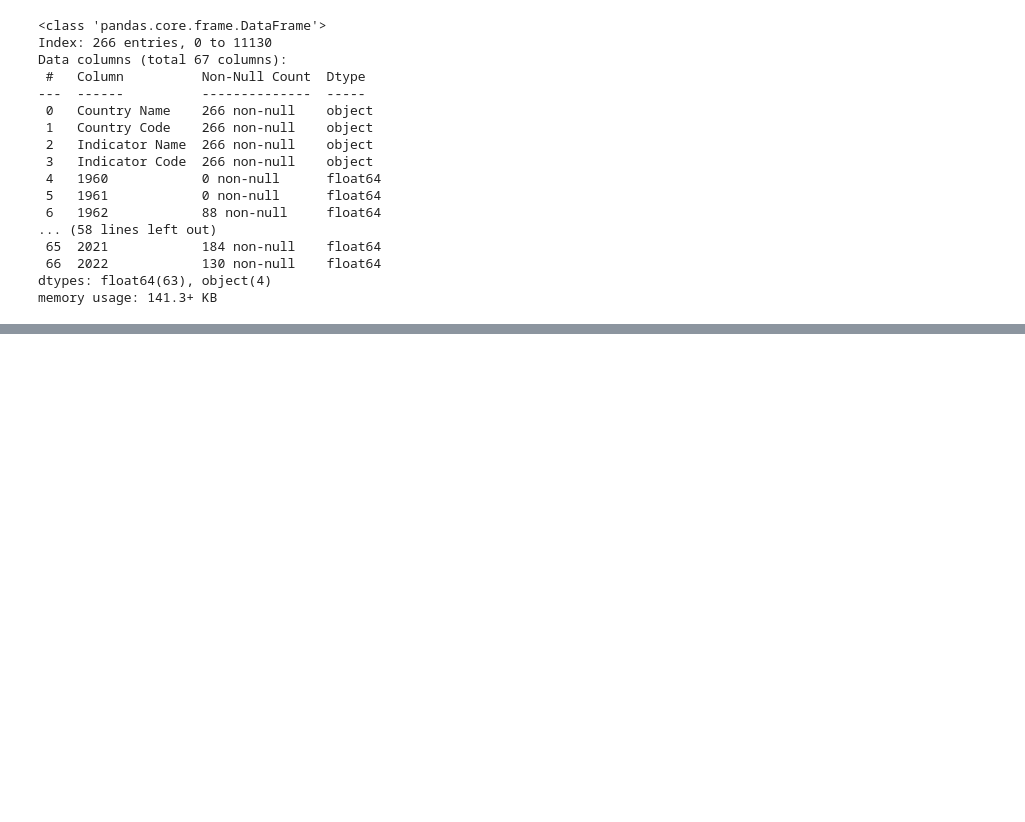
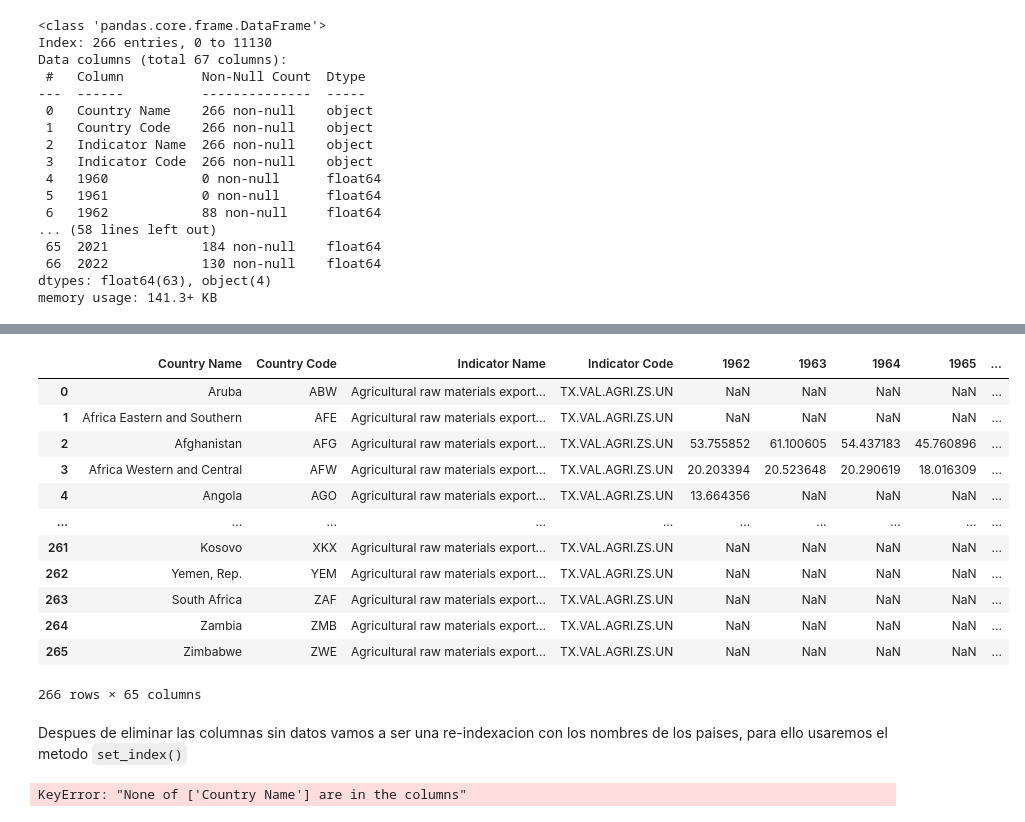
Before and after one commit to The-greenpanter/HenryDataPT10, a Jupyter notebook: CambioCliamticoImpactoAgricola/Analisisdedatos.ipynb, the cells around one changed output, grey strips where cells are left out. Drawn from its saved outputs; the diff is of its cells as text; code cells hidden in the pictures; blank space fills up the shorter version.

```diff
--- a/CambioCliamticoImpactoAgricola/Analisisdedatos.ipynb
+++ b/CambioCliamticoImpactoAgricola/Analisisdedatos.ipynb
@@ -387,0 +407,24 @@ memory usage: 141.3+ KB
+# %%
+df_ExportaciondeMaterialesAgricolasenCrudoReindexado.drop(['1960','1961'], axis=1, inplace=True)
+df_ExportaciondeMaterialesAgricolasenCrudoReindexado
+# %% [output]
+|  | Country Name | Country Code | Indicator Name | Indicator Code | 1962 | 1963 | 1964 | 1965 | ... |
+| 0 | Aruba | ABW | Agricultural raw materials export... | TX.VAL.AGRI.ZS.UN | NaN | NaN | NaN | NaN | ... |
+| 1 | Africa Eastern and Southern | AFE | Agricultural raw materials export... | TX.VAL.AGRI.ZS.UN | NaN | NaN | NaN | NaN | ... |
+| 2 | Afghanistan | AFG | Agricultural raw materials export... | TX.VAL.AGRI.ZS.UN | 53.755852 | 61.100605 | 54.437183 | 45.760896 | ... |
+| 3 | Africa Western and Central | AFW | Agricultural raw materials export... | TX.VAL.AGRI.ZS.UN | 20.203394 | 20.523648 | 20.290619 | 18.016309 | ... |
+| 4 | Angola | AGO | Agricultural raw materials export... | TX.VAL.AGRI.ZS.UN | 13.664356 | NaN | NaN | NaN | ... |
+| ... | ... | ... | ... | ... | ... | ... | ... | ... | ... |
+| 261 | Kosovo | XKX | Agricultural raw materials export... | TX.VAL.AGRI.ZS.UN | NaN | NaN | NaN | NaN | ... |
+| 262 | Yemen, Rep. | YEM | Agricultural raw materials export... | TX.VAL.AGRI.ZS.UN | NaN | NaN | NaN | NaN | ... |
+| 263 | South Africa | ZAF | Agricultural raw materials export... | TX.VAL.AGRI.ZS.UN | NaN | NaN | NaN | NaN | ... |
+| 264 | Zambia | ZMB | Agricultural raw materials export... | TX.VAL.AGRI.ZS.UN | NaN | NaN | NaN | NaN | ... |
+| 265 | Zimbabwe | ZWE | Agricultural raw materials export... | TX.VAL.AGRI.ZS.UN | NaN | NaN | NaN | NaN | ... |
+266 rows × 65 columns
+# %% [markdown]
+Despues de eliminar las columnas sin datos vamos a ser una re-indexacion con los nombres de los paises, para ello usaremos el metodo `set_index()`
+# %%
+df_ExportaciondeMaterialesAgricolasenCrudoReindexado.set_index('Country Name', inplace=True)
+df_ExportaciondeMaterialesAgricolasenCrudoReindexado
+# %% [output]
+KeyError: "None of ['Country Name'] are in the columns"
```
Also changed, not shown: parts of 4 cells of this notebook, 2 other files.
